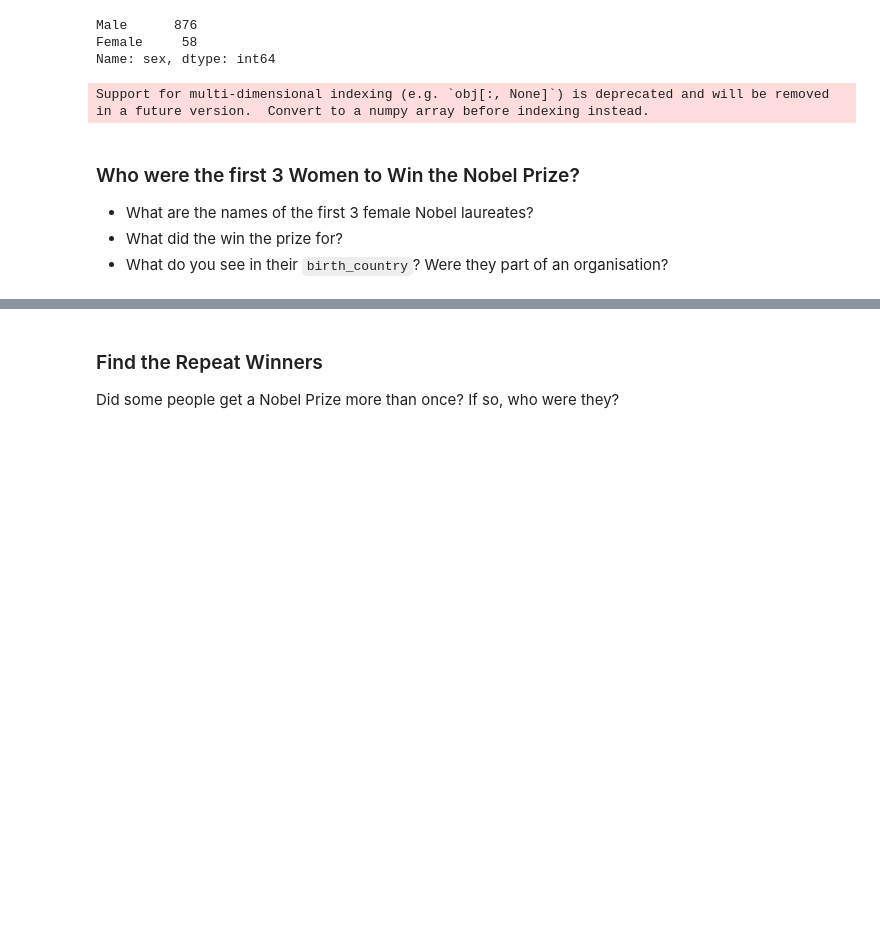
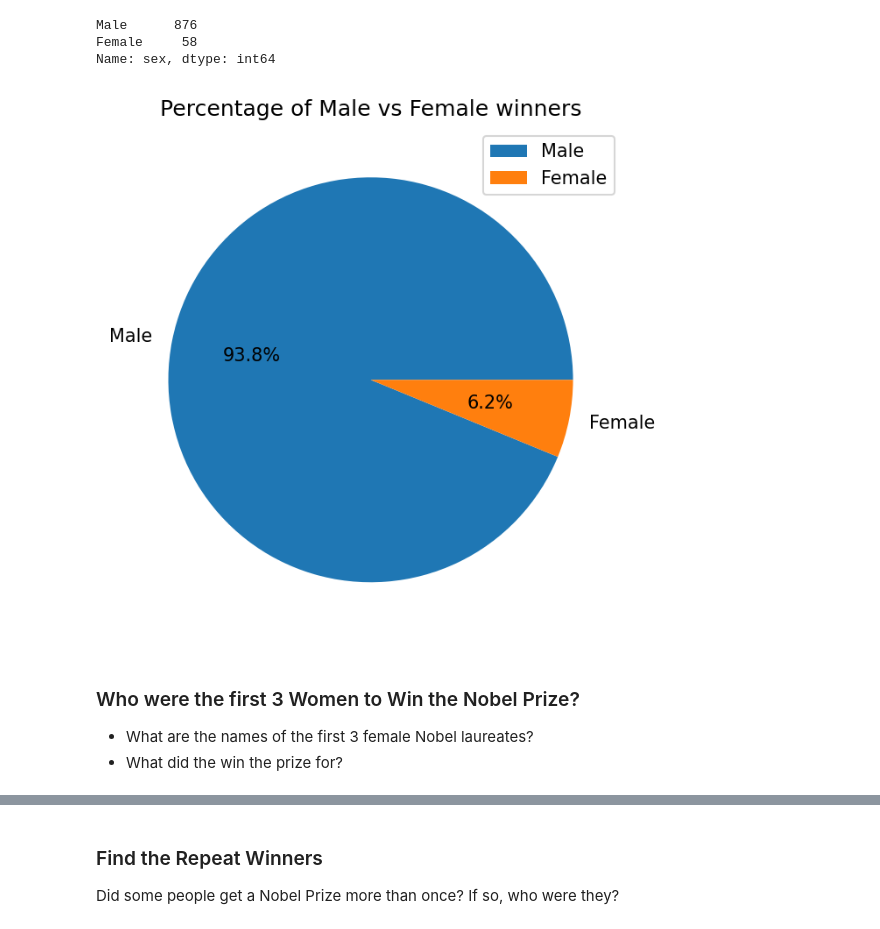
Before and after one commit to Toya-33/Data-Project-Python, a Jupyter notebook: Nobel Prize Analysis/Nobel_Prize_Analysis.ipynb, the cells around one changed output, grey strips where cells are left out. Saved outputs shown, nothing was run; the diff lists cells and outputs as text; code cells hidden in the pictures; blank space fills up the shorter version.

```diff
--- a/Nobel Prize Analysis/Nobel_Prize_Analysis.ipynb
+++ b/Nobel Prize Analysis/Nobel_Prize_Analysis.ipynb
@@ -213,28 +203,23 @@ gender
 Male      876
 Female     58
 Name: sex, dtype: int64
-# %%
-fig = px.pie(
-    labels = gender.index,
-    values = gender.values,
-    title = 'Percentage of Male vs Female winners',
-    names = gender.index,
-    hole = 0.4
-)
-fig.update_traces(
-    textposition = 'inside',
-    textfont_size = 15,
-    textinfo = 'percent'
-)
-fig.show()
-# %% [output]
-Support for multi-dimensional indexing (e.g. `obj[:, None]`) is deprecated and will be removed in a future version.  Convert to a numpy array before indexing instead.
+# %%
+plt.figure(figsize=(10,5), dpi=150)
+plt.title("Percentage of Male vs Female winners")
+plt.pie(
+    gender.values,
+    labels = gender.index,
+    autopct='%1.1f%%'
+)
+plt.legend()
+plt.show()
+# %% [output]
+[figure, added]
 # %% [markdown]
 ### Who were the first 3 Women to Win the Nobel Prize?
 
 * What are the names of the first 3 female Nobel laureates?
 * What did the win the prize for?
-* What do you see in their `birth_country`? Were they part of an organisation?
 # %%
 df_data[df_data['sex']=='Female'].sort_values('year', ascending=True)[:3]
 # %% [output]
```
Also changed, not shown: parts of 17 cells of this notebook.
